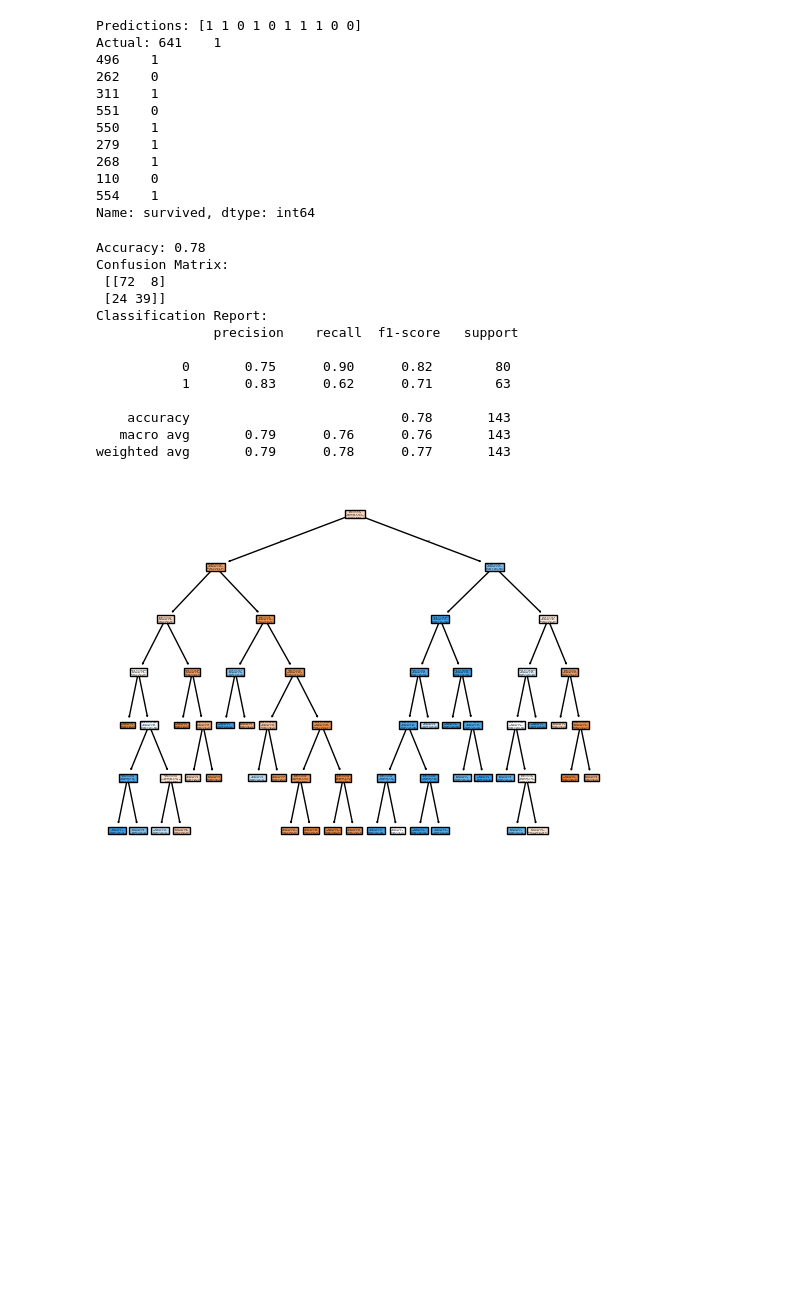
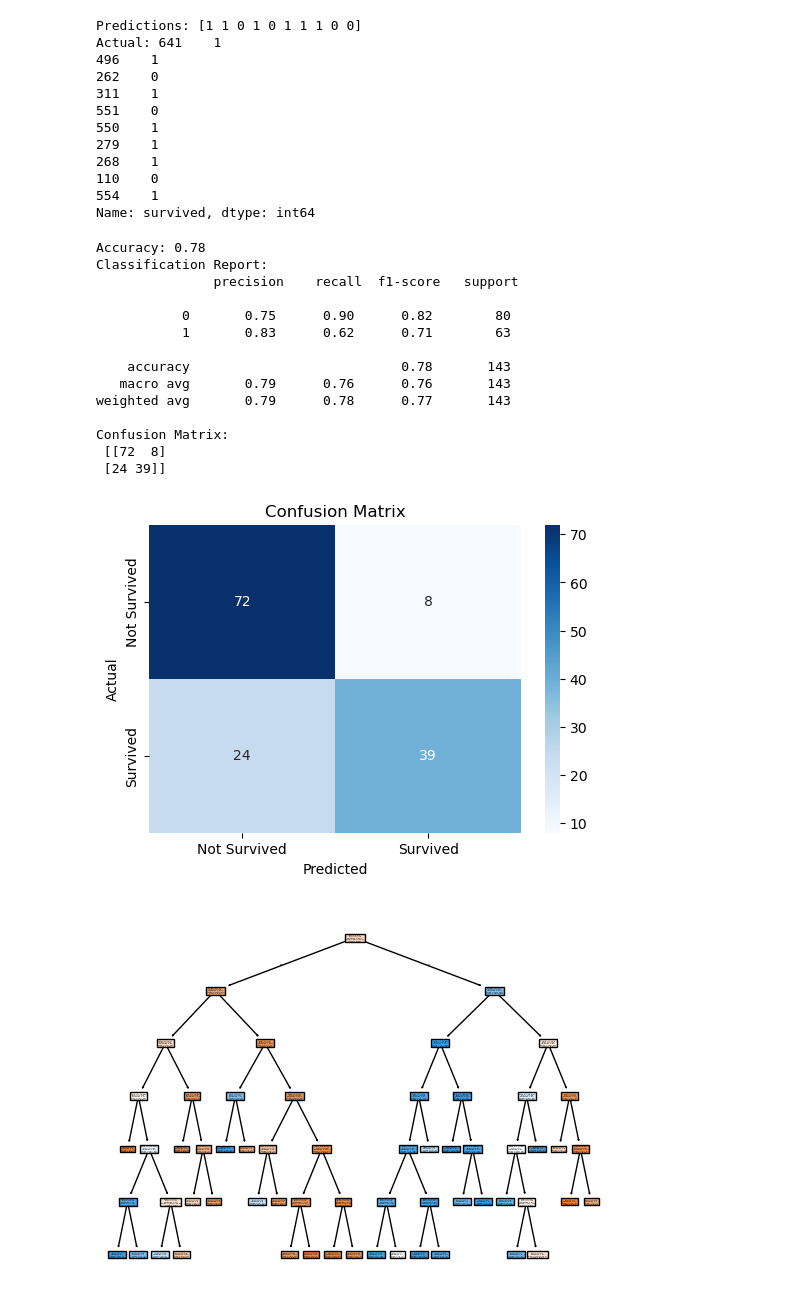
Before and after one commit to Cmattk/Datascience_python, a Jupyter notebook: Machine Learning/Supervised Learning/Classification/Decision tree.ipynb, the cells around one changed output. Drawn from its saved outputs; the diff is of its cells as text; code cells hidden in the pictures; blank space fills up the shorter version.

```diff
--- a/Machine Learning/Supervised Learning/Classification/Decision tree.ipynb
+++ b/Machine Learning/Supervised Learning/Classification/Decision tree.ipynb
@@ -237,6 +245,9 @@ clf = DecisionTreeClassifier(random_state=42)
 grid_search = GridSearchCV(clf, params, cv=5,scoring='accuracy',n_jobs=-1)
 grid_search.fit(X_train,y_train)
 
+# Best model
+best_rf = grid_search.best_estimator_
+
 # best parameters
 print("Best Parameters:", grid_search.best_params_)
 # %% [output]
@@ -253,7 +255,7 @@ DecisionTreeClassifier(max_depth=6, min_samples_leaf=4, min_samples_split=10,
 # %%
 # Make Predictions
 # predict on test data
-y_pred = clf.predict(X_test)
+y_pred = best_rf.predict(X_test)
 
 # Display predictions vs actual values
 print("Predictions:", y_pred[:10])
@@ -274,29 +276,38 @@ Name: survived, dtype: int64
 # %%
 # Evaluate the Model
 # Accuracy Score
 accuracy = accuracy_score(y_test,y_pred)
 print(f"Accuracy: {accuracy:.2f}")
 
+# classification report
+print("Classification Report:\n", classification_report(y_test,y_pred))
+
 # confusion matrix
 cfm = confusion_matrix(y_test,y_pred)
 print("Confusion Matrix:\n", cfm)
 
-# classification report
-print("Classification Report:\n", classification_report(y_test,y_pred))
+plt.figure(figsize=(6, 4))
+sns.heatmap(cfm, annot=True, fmt='d', cmap='Blues', xticklabels=['Not Survived', 'Survived'], yticklabels=['Not Survived', 'Survived'])
+plt.xlabel('Predicted')
+plt.ylabel('Actual')
+plt.title('Confusion Matrix')
+plt.show()
 # %% [output]
 Accuracy: 0.78
-Confusion Matrix:
- [[72  8]
- [24 39]]
 Classification Report:
                precision    recall  f1-score   support
 
            0       0.75      0.90      0.82        80
            1       0.83      0.62      0.71        63
 
     accuracy                           0.78       143
    macro avg       0.79      0.76      0.76       143
 weighted avg       0.79      0.78      0.77       143
+
+Confusion Matrix:
+ [[72  8]
+ [24 39]]
+[figure, added]
 # %%
 # Visualize the Decision Tree
 plt.Figure(figsize=(12,6))
```
Also changed, not shown: parts of 4 cells of this notebook, 1 other file.
